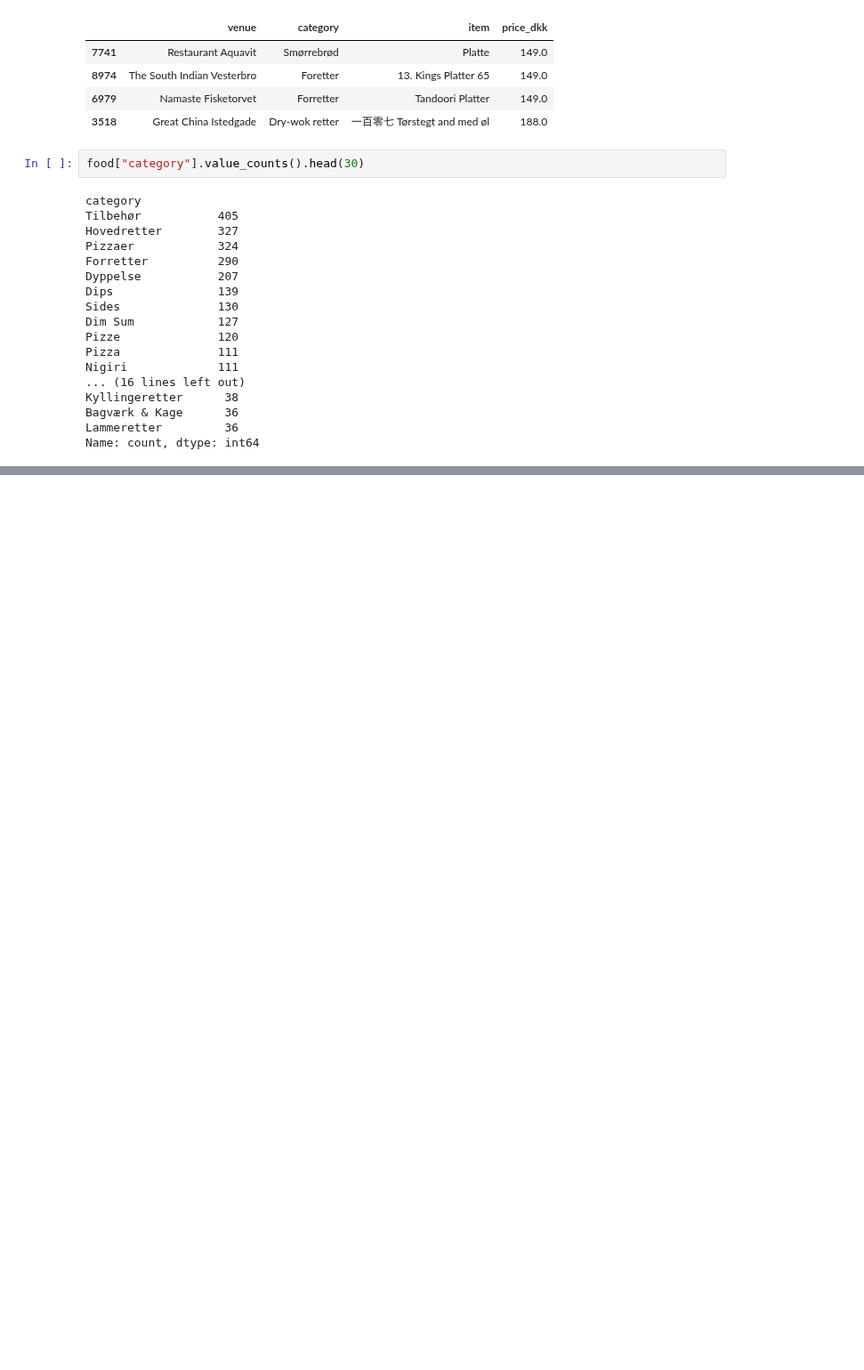
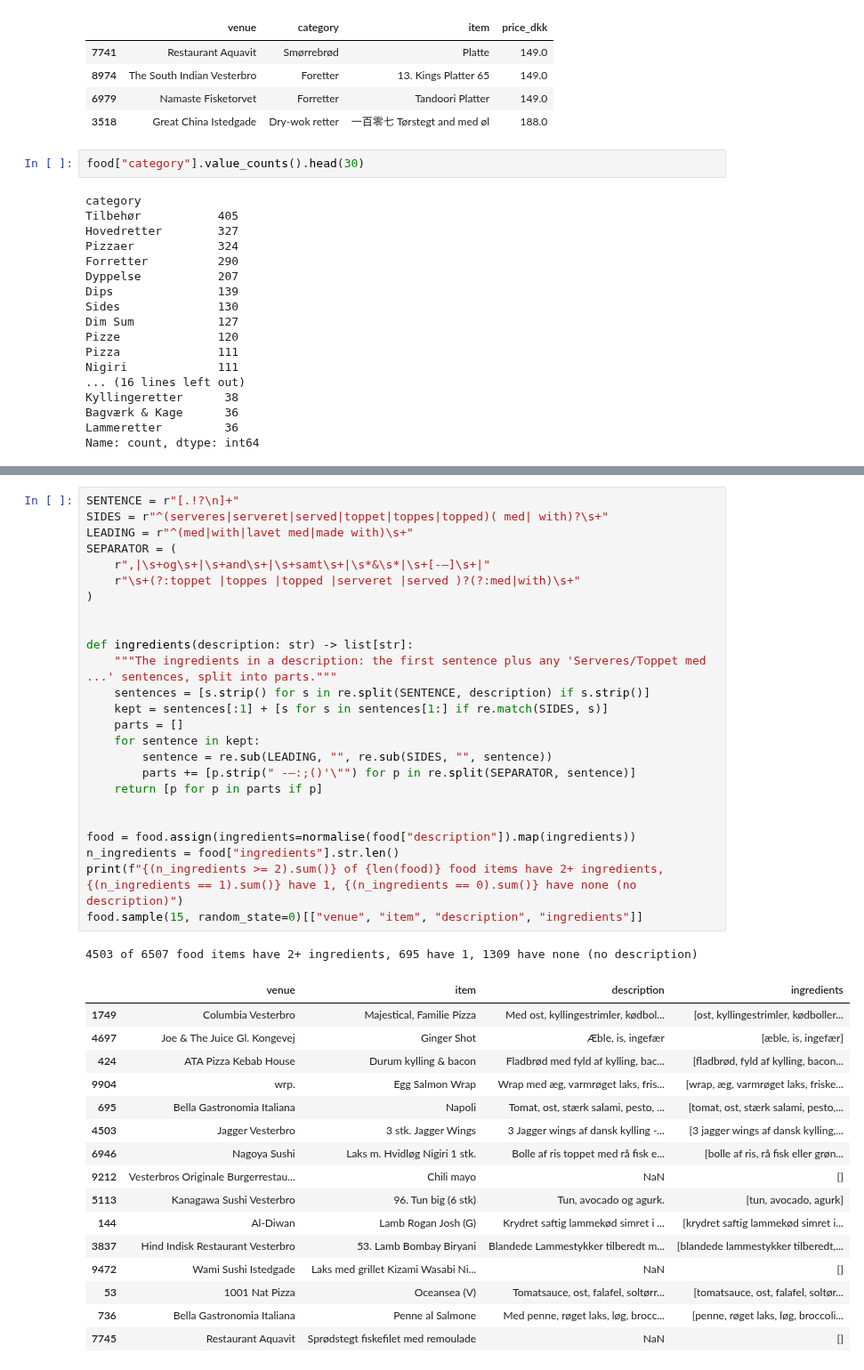
Before and after one commit to rakulmaria/cph-menu-finder, a Jupyter notebook: src/cph-menu-finder/wolt_menu_analysis.ipynb, the cells around one changed output, grey strips where cells are left out. Shown at 89% size. Drawn from its saved outputs; the diff is of its cells as text; blank space fills up the shorter version.

```diff
--- a/src/cph-menu-finder/wolt_menu_analysis.ipynb
+++ b/src/cph-menu-finder/wolt_menu_analysis.ipynb
@@ -338,0 +386,43 @@ summary
+# %%
+SENTENCE = r"[.!?\n]+"
+SIDES = r"^(serveres|serveret|served|toppet|toppes|topped)( med| with)?\s+"
+LEADING = r"^(med|with|lavet med|made with)\s+"
+SEPARATOR = (
+    r",|\s+og\s+|\s+and\s+|\s+samt\s+|\s*&\s*|\s+[-–]\s+|"
+    r"\s+(?:toppet |toppes |topped |serveret |served )?(?:med|with)\s+"
+)
+
+
+def ingredients(description: str) -> list[str]:
+    """The ingredients in a description: the first sentence plus any 'Serveres/Toppet med ...' sentences, split into parts."""
+    sentences = [s.strip() for s in re.split(SENTENCE, description) if s.strip()]
+    kept = sentences[:1] + [s for s in sentences[1:] if re.match(SIDES, s)]
+    parts = []
+    for sentence in kept:
+        sentence = re.sub(LEADING, "", re.sub(SIDES, "", sentence))
+        parts += [p.strip(" -–:;()'\"") for p in re.split(SEPARATOR, sentence)]
+    return [p for p in parts if p]
+
+
+food = food.assign(ingredients=normalise(food["description"]).map(ingredients))
+n_ingredients = food["ingredients"].str.len()
+print(f"{(n_ingredients >= 2).sum()} of {len(food)} food items have 2+ ingredients, {(n_ingredients == 1).sum()} have 1, {(n_ingredients == 0).sum()} have none (no description)")
+food.sample(15, random_state=0)[["venue", "item", "description", "ingredients"]]
+# %% [output]
+4503 of 6507 food items have 2+ ingredients, 695 have 1, 1309 have none (no description)
+|  | venue | item | description | ingredients |
+| 1749 | Columbia Vesterbro | Majestical, Familie Pizza | Med ost, kyllingestrimler, kødbol... | [ost, kyllingestrimler, kødboller... |
+| 4697 | Joe & The Juice Gl. Kongevej | Ginger Shot | Æble, is, ingefær | [æble, is, ingefær] |
+| 424 | ATA Pizza Kebab House | Durum kylling & bacon | Fladbrød med fyld af kylling, bac... | [fladbrød, fyld af kylling, bacon... |
+| 9904 | wrp. | Egg Salmon Wrap | Wrap med æg, varmrøget laks, fris... | [wrap, æg, varmrøget laks, friske... |
+| 695 | Bella Gastronomia Italiana | Napoli | Tomat, ost, stærk salami, pesto, ... | [tomat, ost, stærk salami, pesto,... |
+| 4503 | Jagger Vesterbro | 3 stk. Jagger Wings | 3 Jagger wings af dansk kylling -... | [3 jagger wings af dansk kylling,... |
+| 6946 | Nagoya Sushi | Laks m. Hvidløg Nigiri 1 stk. | Bolle af ris toppet med rå fisk e... | [bolle af ris, rå fisk eller grøn... |
+| 9212 | Vesterbros Originale Burgerrestau... | Chili mayo | NaN | [] |
+| 5113 | Kanagawa Sushi Vesterbro | 96. Tun big (6 stk) | Tun, avocado og agurk. | [tun, avocado, agurk] |
+| 144 | Al-Diwan | Lamb Rogan Josh (G) | Krydret saftig lammekød simret i ... | [krydret saftig lammekød simret i... |
+| 3837 | Hind Indisk Restaurant Vesterbro | 53. Lamb Bombay Biryani | Blandede Lammestykker tilberedt m... | [blandede lammestykker tilberedt,... |
+| 9472 | Wami Sushi Istedgade | Laks med grillet Kizami Wasabi Ni... | NaN | [] |
+| 53 | 1001 Nat Pizza | Oceansea (V) | Tomatsauce, ost, falafel, soltørr... | [tomatsauce, ost, falafel, soltør... |
+| 736 | Bella Gastronomia Italiana | Penne al Salmone | Med penne, røget laks, løg, brocc... | [penne, røget laks, løg, broccoli... |
+| 7745 | Restaurant Aquavit | Sprødstegt fiskefilet med remoulade | NaN | [] |
```
Also changed, not shown: parts of 28 cells of this notebook.
